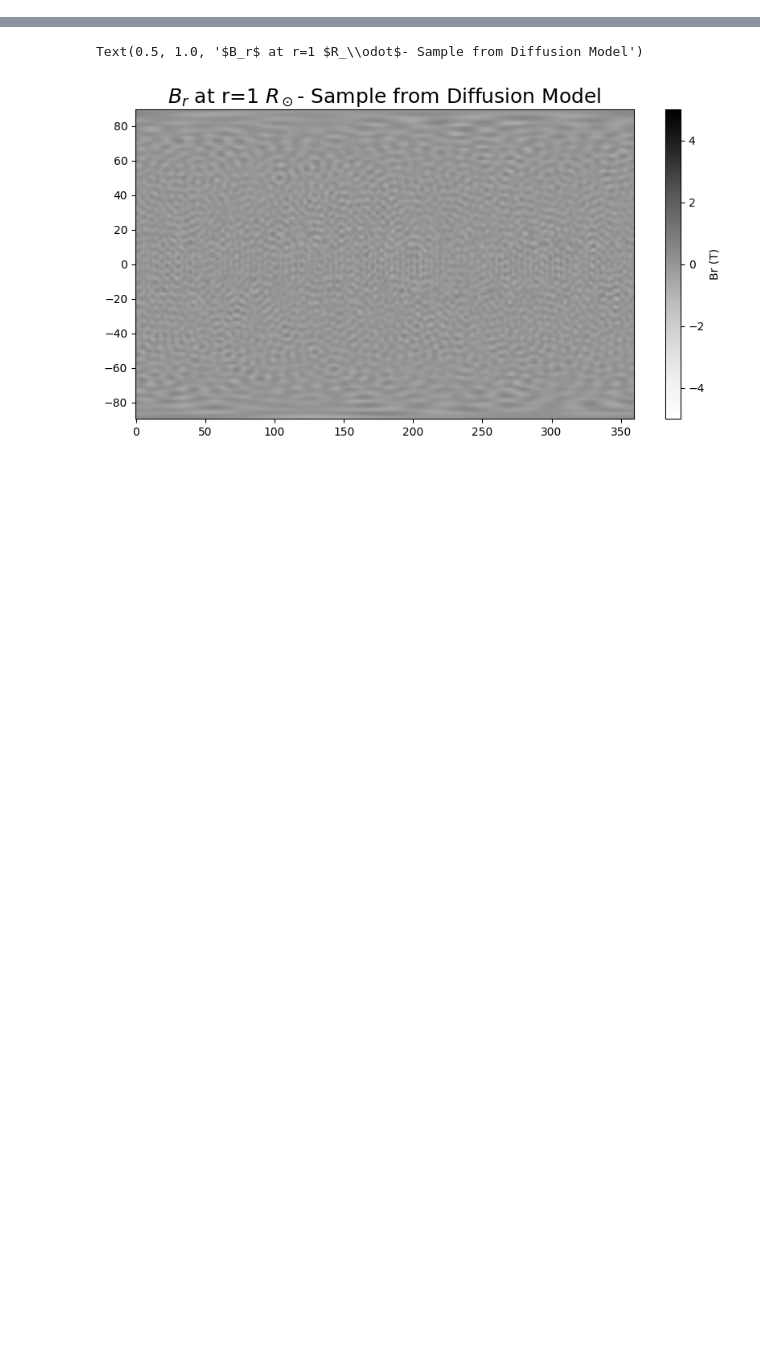
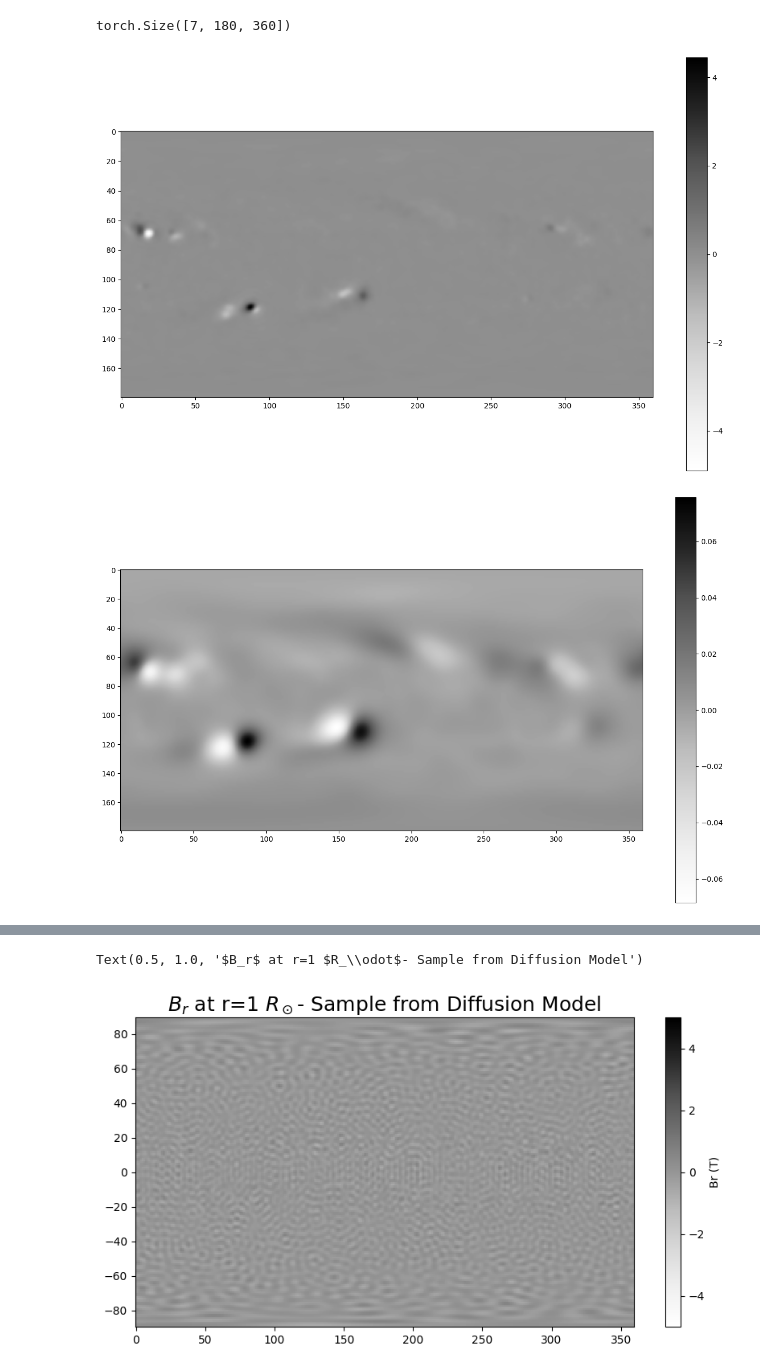
Before and after one commit to ddasilva/coronal-diffusion-modeling, a Jupyter notebook: Magnetograms.ipynb, the cells around one changed output, grey strips where cells are left out. Cells and saved outputs as stored; diff of their text form; code cells hidden in the pictures; blank space fills up the shorter version.

```diff
--- a/Magnetograms.ipynb
+++ b/Magnetograms.ipynb
@@ -35,0 +39,18 @@ Text(0.5, 1.0, '$B_r$ at r=1.05 $R_\\odot$- Sample from Training Data')
+# %%
+ds = dataset.CoronalFieldDatasetHDF('test_dataset.h5', 10)
+# %%
+
+out, _ = ds[5]
+
+mag_model = models.MagnetogramModel()
+mag = mag_model(out.unsqueeze(0)).squeeze() * 1e-5
+print(mag.shape)
+
+for i in range(mag.shape[0]):
+    plt.figure(figsize=(16, 10))
+    plt.imshow(mag[i] , cmap='Grays')
+    plt.colorbar()
+# %% [output]
+torch.Size([7, 180, 360])
+[figure, added]
+[figure, added]
```
Also changed, not shown: parts of 6 cells of this notebook, 6 other files.
